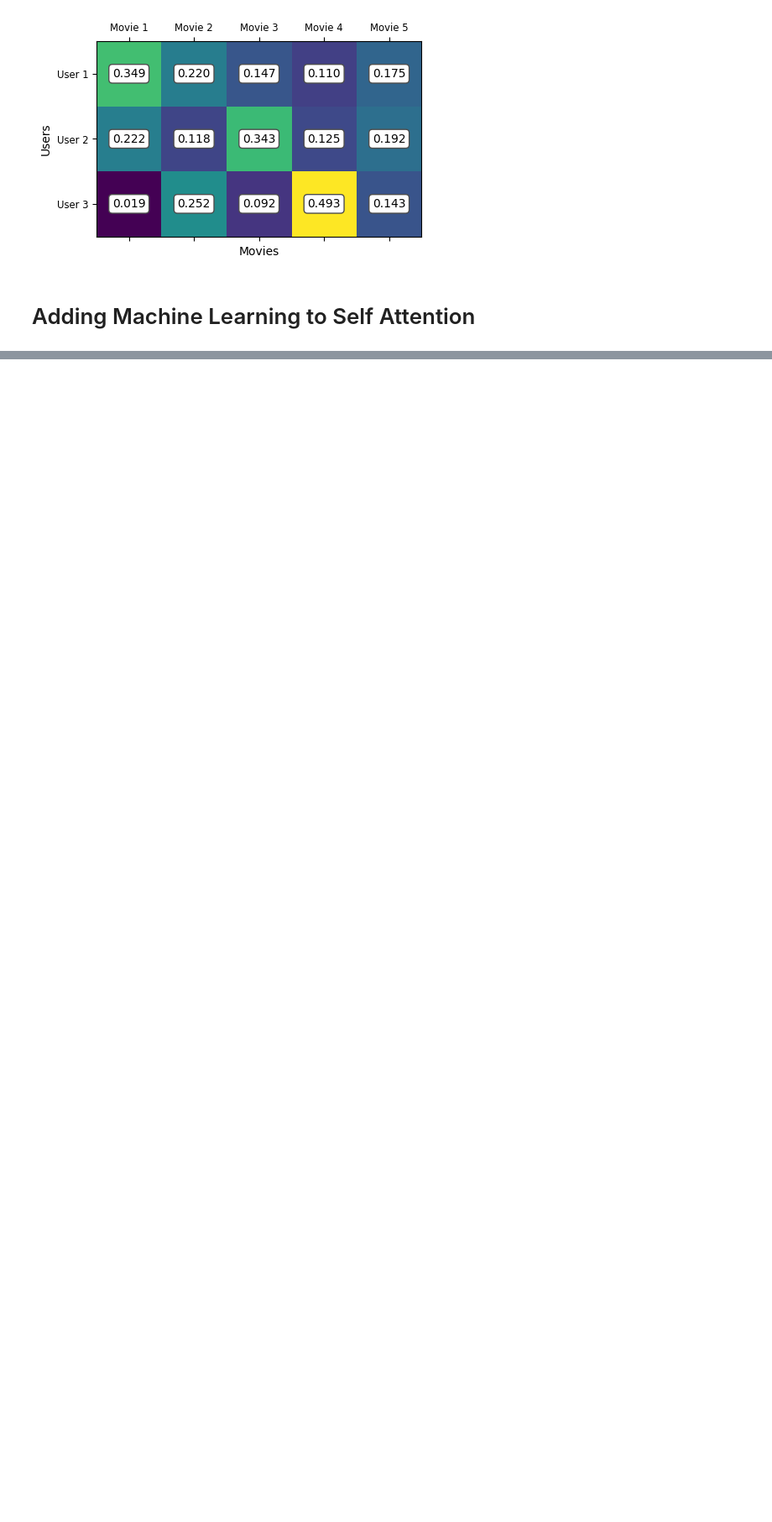
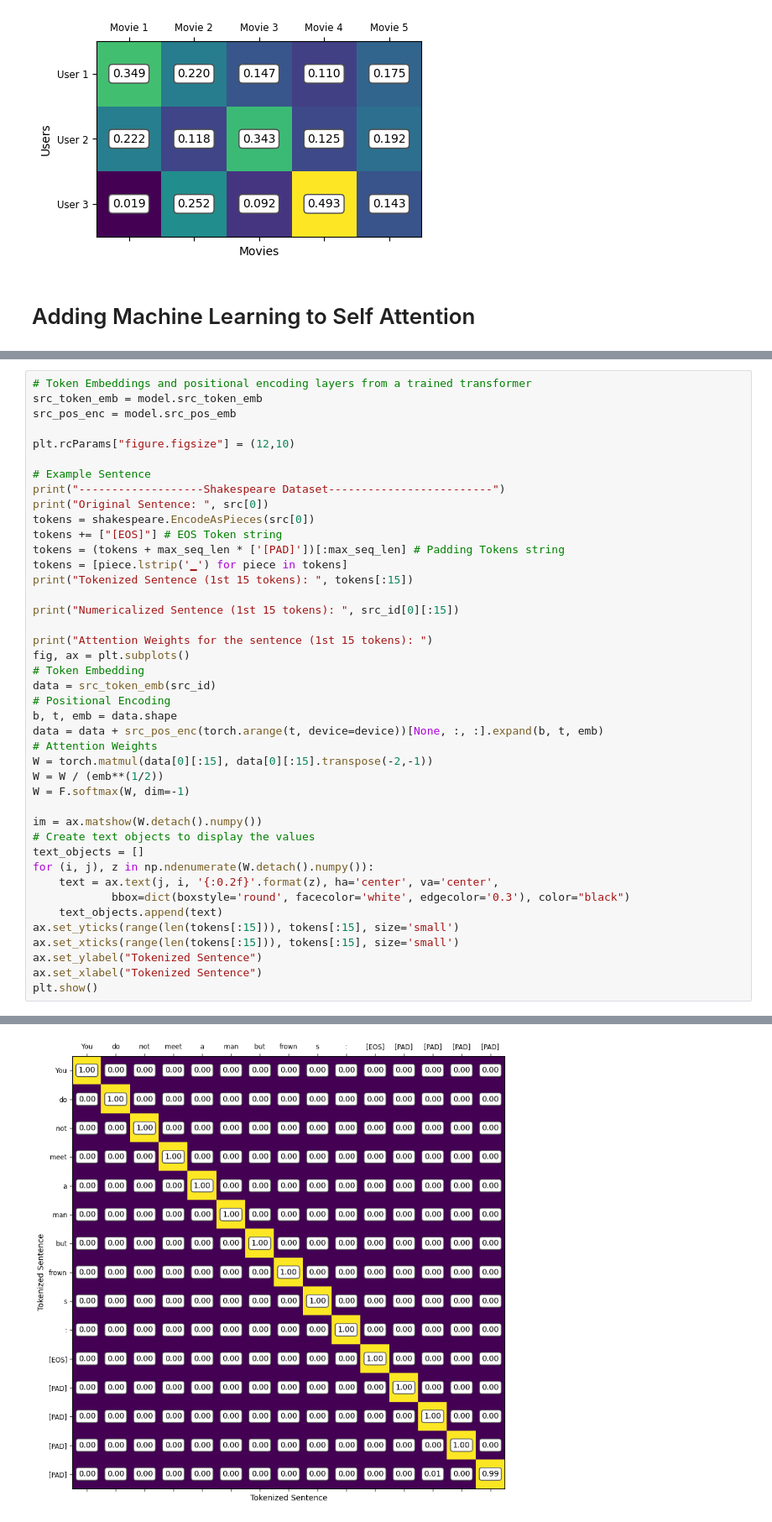
Before and after one commit to tgautam03/BardBungle, a Jupyter notebook: nb/Chapter2.ipynb, the cells around one changed output, grey strips where cells are left out. Shown: that part at 84% size. Cells and saved outputs as stored; diff of their text form; blank space fills up the shorter version.

Commit message:
Added src and ML self attention

```diff
--- a/nb/Chapter2.ipynb
+++ b/nb/Chapter2.ipynb
@@ -122,0 +194,43 @@ This concept can be applied straight to out dataset.
+# %%
+# Token Embeddings and positional encoding layers from a trained transformer
+src_token_emb = model.src_token_emb
+src_pos_enc = model.src_pos_emb
+
+plt.rcParams["figure.figsize"] = (12,10)
+
+# Example Sentence
+print("-------------------Shakespeare Dataset-------------------------")
+print("Original Sentence: ", src[0])
+tokens = shakespeare.EncodeAsPieces(src[0])
+tokens += ["[EOS]"] # EOS Token string
+tokens = (tokens + max_seq_len * ['[PAD]'])[:max_seq_len] # Padding Tokens string
+tokens = [piece.lstrip('▁') for piece in tokens]
+print("Tokenized Sentence (1st 15 tokens): ", tokens[:15])
+
+print("Numericalized Sentence (1st 15 tokens): ", src_id[0][:15])
+
+print("Attention Weights for the sentence (1st 15 tokens): ")
+fig, ax = plt.subplots()
+# Token Embedding
+data = src_token_emb(src_id)
+# Positional Encoding
+b, t, emb = data.shape
+data = data + src_pos_enc(torch.arange(t, device=device))[None, :, :].expand(b, t, emb)
+# Attention Weights
+W = torch.matmul(data[0][:15], data[0][:15].transpose(-2,-1))
+W = W / (emb**(1/2))
+W = F.softmax(W, dim=-1)
+
+im = ax.matshow(W.detach().numpy())
+# Create text objects to display the values
+text_objects = []
+for (i, j), z in np.ndenumerate(W.detach().numpy()):
+    text = ax.text(j, i, '{:0.2f}'.format(z), ha='center', va='center',
+            bbox=dict(boxstyle='round', facecolor='white', edgecolor='0.3'), color="black")
+    text_objects.append(text)
+ax.set_yticks(range(len(tokens[:15])), tokens[:15], size='small')
+ax.set_xticks(range(len(tokens[:15])), tokens[:15], size='small')
+ax.set_ylabel("Tokenized Sentence")
+ax.set_xlabel("Tokenized Sentence")
+plt.show()
+# %% [output]
@@ -122,0 +243 @@ This concept can be applied straight to out dataset.
+[figure, added]
```
Also changed, not shown: parts of 14 cells of this notebook, 6 other files.
